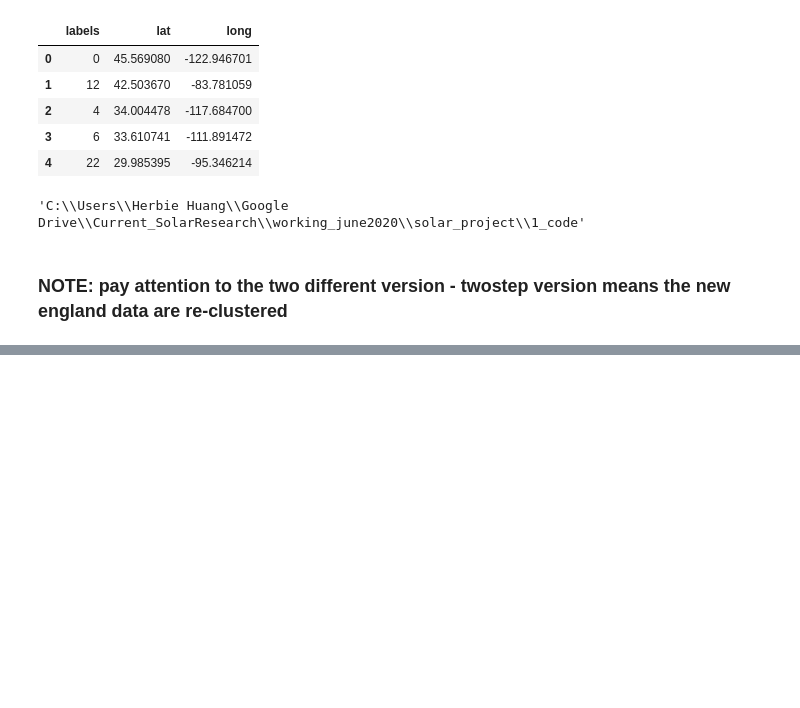
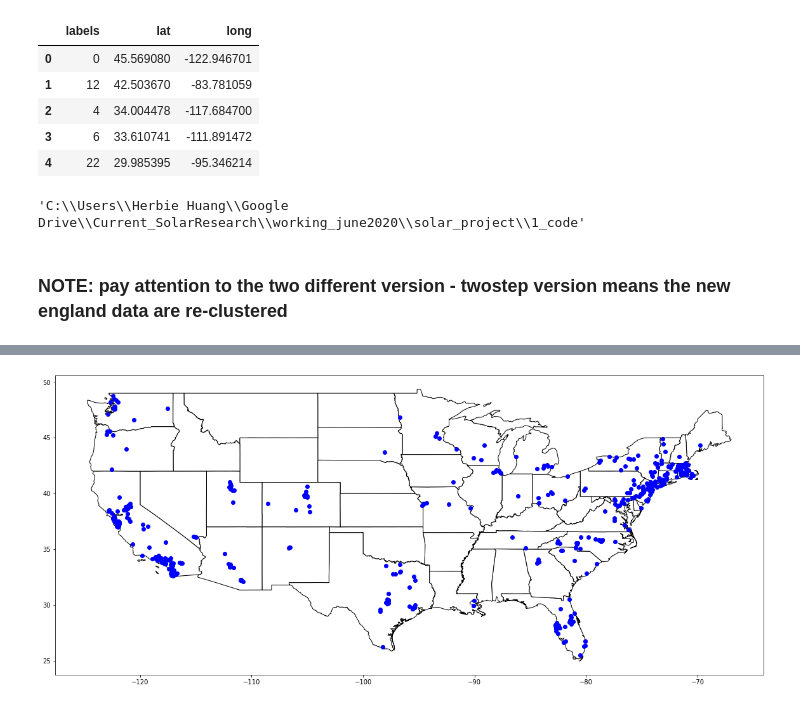
Before and after one commit to herbsh/solar_project, a Jupyter notebook: 1_code/step1_clustering_with_gridsearch.ipynb, the cells around one changed output, grey strips where cells are left out. Saved outputs shown, nothing was run; the diff lists cells and outputs as text; code cells hidden in the pictures; blank space fills up the shorter version.

```diff
--- a/1_code/step1_clustering_with_gridsearch.ipynb
+++ b/1_code/step1_clustering_with_gridsearch.ipynb
@@ -841,0 +847,4 @@ es_labeled.to_csv(r'../2_pipeline/es_labeled'+parameters+'.csv')
+# %%
+plot_coordinates_us(es_labeled)
+# %% [output]
+[figure, added]
```
Also changed, not shown: parts of 33 cells of this notebook, 3 other files.
